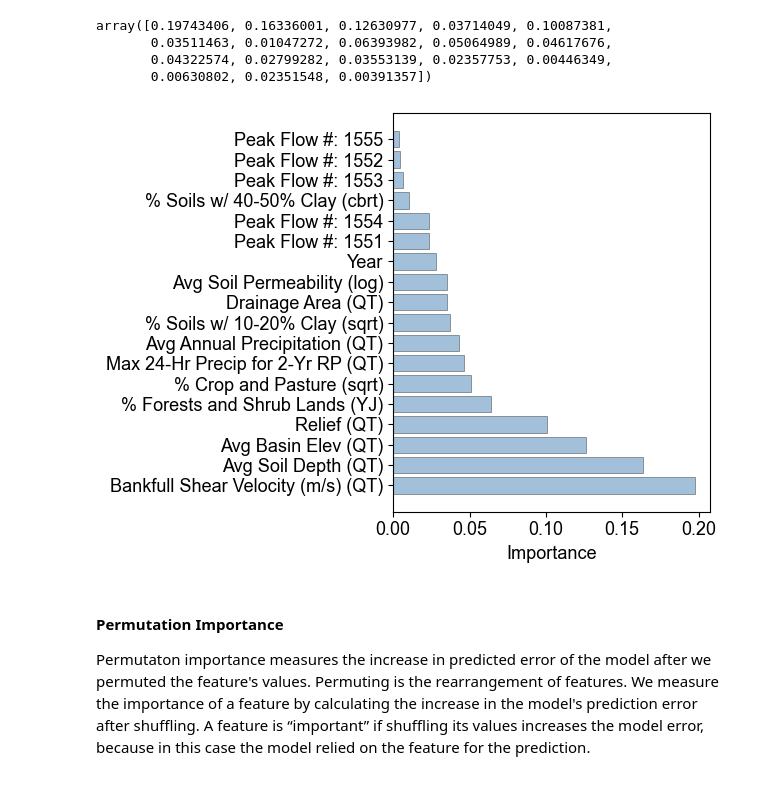
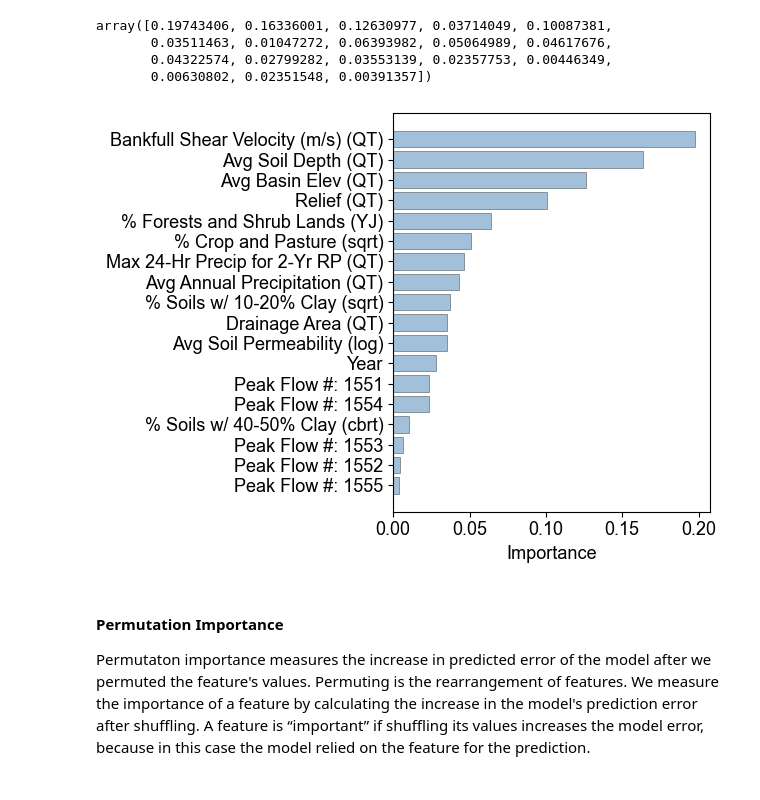
Before and after one commit to ReillyOare/Embeddedness_ML_XAI, a Jupyter notebook: virginia_streamstats/evaluation/VADEQ_StreamStats_Evaluation.ipynb, the cells around one changed output. Saved outputs shown, nothing was run; the diff lists cells and outputs as text; code cells hidden in the pictures.

Commit message:
plotting updates

```diff
--- a/virginia_streamstats/evaluation/VADEQ_StreamStats_Evaluation.ipynb
+++ b/virginia_streamstats/evaluation/VADEQ_StreamStats_Evaluation.ipynb
@@ -196,32 +194,33 @@ array([0.19743406, 0.16336001, 0.12630977, 0.03714049, 0.10087381,
 # %%
 # plt.title("Impurity-Based Feature Importances", fontname = 'Arial')
 plt.barh(range(len(importances)),
         importances[indices],
         align='center',
         color = 'steelblue',
         edgecolor = 'black',
          alpha = 0.5,
         linewidth = 0.5)
+plt.gca().invert_yaxis() # flip y-axis
 plt.yticks(range(len(importances)), [feature_names[i] for i in indices])
 plt.xlabel("Importance", fontname = 'Arial', fontsize=13)
 ax = plt.gca()
 for tick in ax.get_xticklabels():
     tick.set_fontname("Arial")
     tick.set_fontsize(13)
 for tick in ax.get_yticklabels():
     tick.set_fontname("Arial")
     tick.set_fontsize(13)
 plt.tight_layout()
 
 # Save to results folder
 feat_imp_path = os.path.join(BASE_DIR, "virginia_streamstats", "results", "figures", "gbr_impurity_feature_importances.png")
 plt.savefig(feat_imp_path, dpi = 300, bbox_inches = 'tight')
 
 # Plot bar plots
 plt.tight_layout()
 plt.show()
 # %% [output]
-[figure, old version]
+[figure, new version]
 # %% [markdown]
 #### Permutation Importance
 Permutaton importance measures the increase in predicted error of the model after we permuted the feature's values. Permuting is the rearrangement of features. We measure the importance of a feature by calculating the increase in the model's prediction error after shuffling. A feature is “important” if shuffling its values increases the model error, because in this case the model relied on the feature for the prediction.
```
Also changed, not shown: parts of 1 cell of this notebook, 10 other files.
